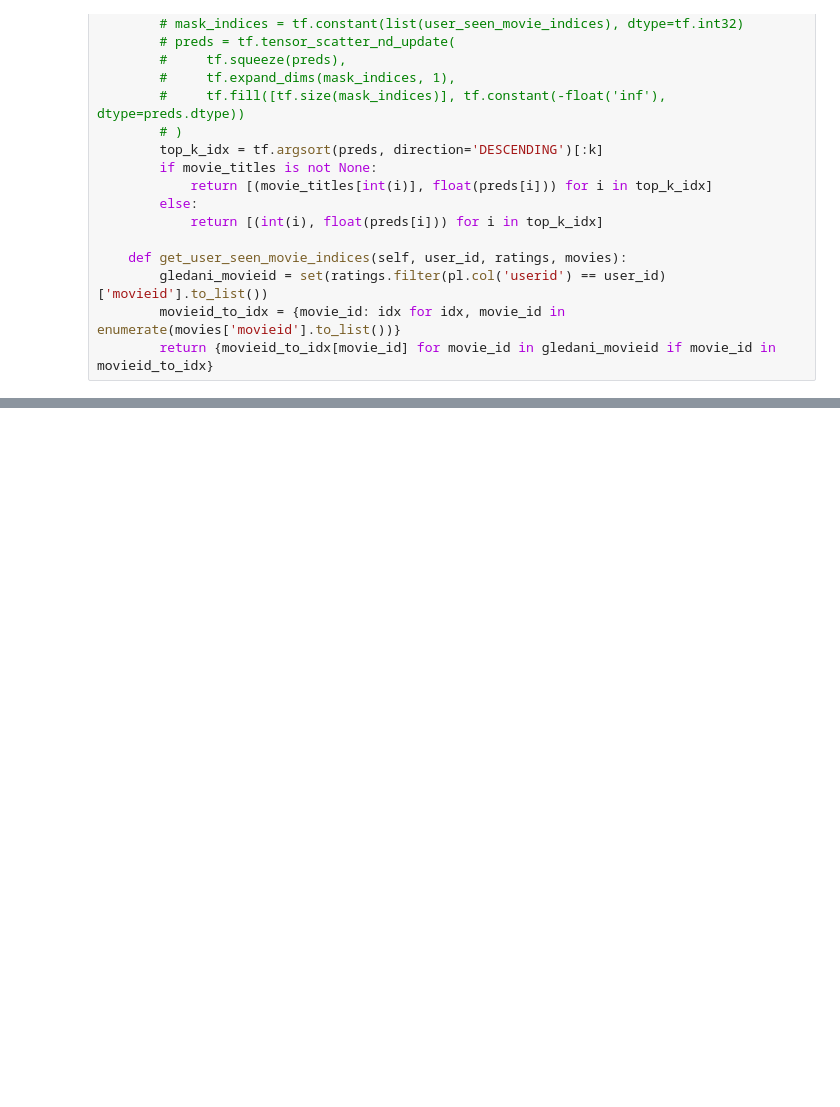
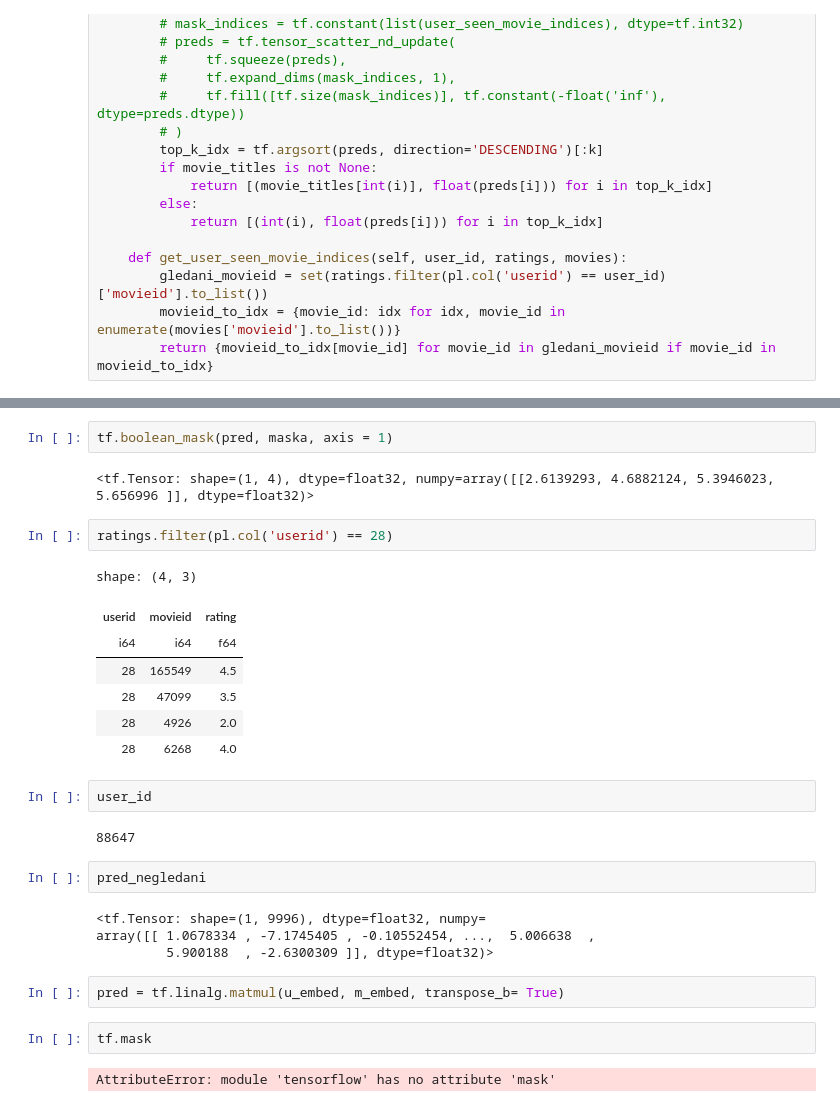
Before and after one commit to BogdanSliskovic/ML, a Jupyter notebook: film/proba123.ipynb, the cells around one changed output, grey strips where cells are left out. Drawn from its saved outputs; the diff is of its cells as text; blank space fills up the shorter version.

```diff
--- a/film/proba123.ipynb
+++ b/film/proba123.ipynb
@@ -466,0 +596,30 @@ array([[[ True,  True,  True,  True,  True,  True,  True,  True,  True,
+# %%
+tf.boolean_mask(pred, maska, axis = 1)
+# %% [output]
+<tf.Tensor: shape=(1, 4), dtype=float32, numpy=array([[2.6139293, 4.6882124, 5.3946023, 5.656996 ]], dtype=float32)>
+# %%
+ratings.filter(pl.col('userid') == 28)
+# %% [output]
+shape: (4, 3)
+| userid | movieid | rating |
+| i64 | i64 | f64 |
+| 28 | 165549 | 4.5 |
+| 28 | 47099 | 3.5 |
+| 28 | 4926 | 2.0 |
+| 28 | 6268 | 4.0 |
+# %%
+user_id
+# %% [output]
+88647
+# %%
+pred_negledani
+# %% [output]
+<tf.Tensor: shape=(1, 9996), dtype=float32, numpy=
+array([[ 1.0678334 , -7.1745405 , -0.10552454, ...,  5.006638  ,
+         5.900188  , -2.6300309 ]], dtype=float32)>
+# %%
+pred = tf.linalg.matmul(u_embed, m_embed, transpose_b= True)
+# %%
+tf.mask
+# %% [output]
+AttributeError: module 'tensorflow' has no attribute 'mask'
```
Also changed, not shown: parts of 80 cells of this notebook.
